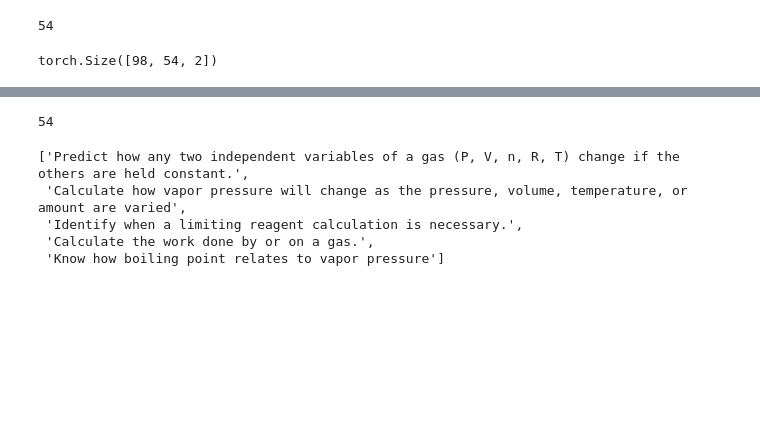
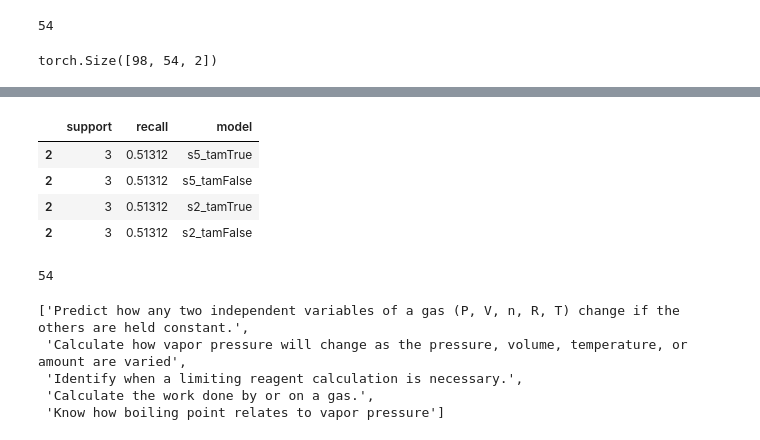
Before and after one commit to AmirZur/smartstem-ai, a Jupyter notebook: playground.ipynb, the cells around one changed output, grey strips where cells are left out. Cells and saved outputs as stored; diff of their text form; code cells hidden in the pictures; blank space fills up the shorter version.

```diff
--- a/playground.ipynb
+++ b/playground.ipynb
@@ -985,3 +1091,11 @@ lineplot = sns.lineplot(data=data, x='k', y='recall').set(title='Recall Over Top
+# %%
+data[data['support'] == 3]
+# %% [output]
+|  | support | recall | model |
+| 2 | 3 | 0.51312 | s5_tamTrue |
+| 2 | 3 | 0.51312 | s5_tamFalse |
+| 2 | 3 | 0.51312 | s2_tamTrue |
+| 2 | 3 | 0.51312 | s2_tamFalse |
 # %%
 k_2_tam_T = data.copy()
 # %%
```
Also changed, not shown: parts of 6 cells of this notebook, 1 other file.
